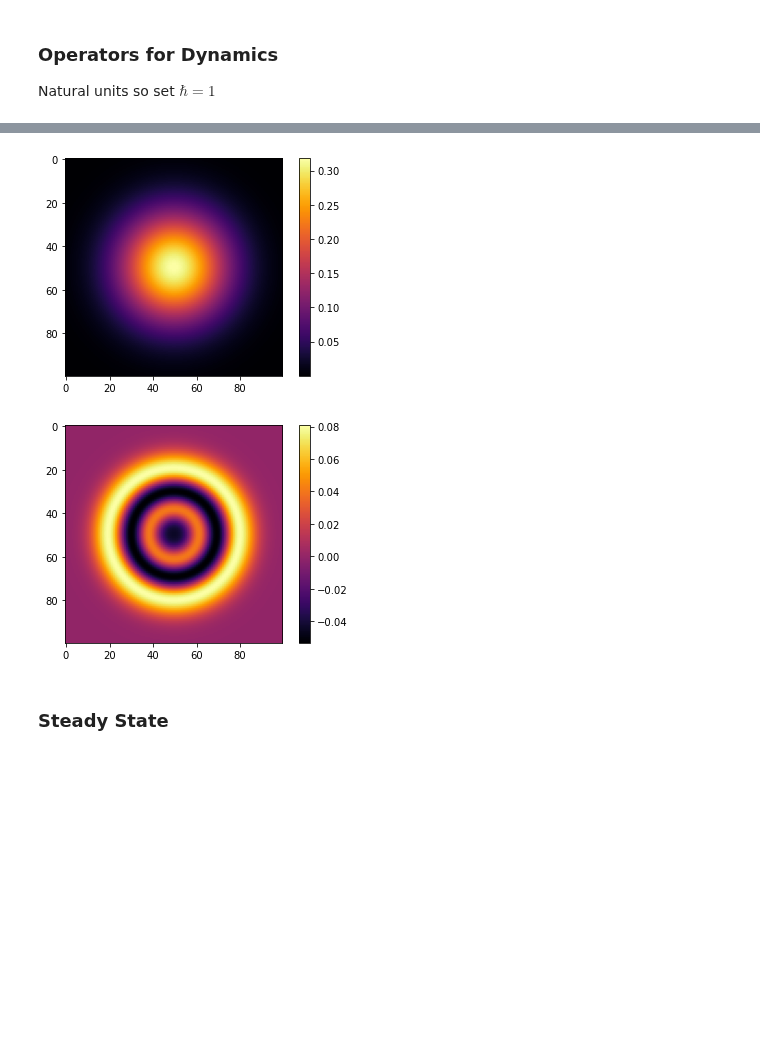
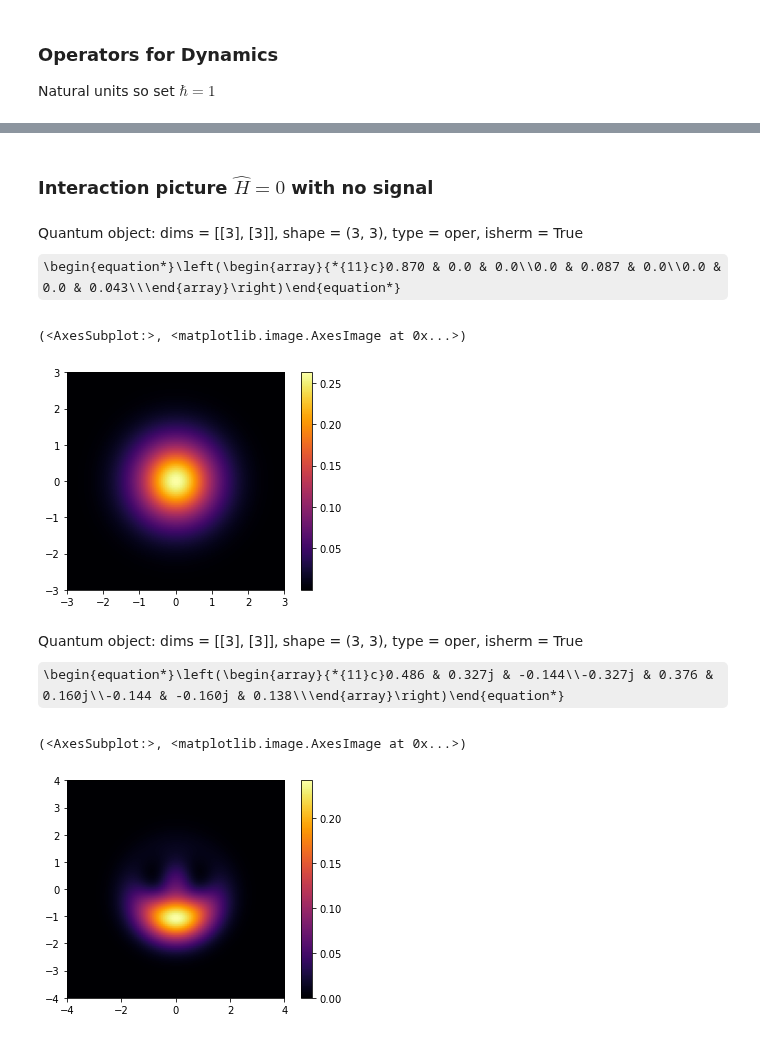
Before and after one commit to OliverDudgeon/QSync, a Jupyter notebook: qvdP.ipynb, the cells around one changed output, grey strips where cells are left out. Drawn from its saved outputs; the diff is of its cells as text; code cells hidden in the pictures; some formulas as TeX source; blank space fills up the shorter version.

Commit message:
Add axes labels to wigner plotter function and more work on plotting qvdp states

```diff
--- a/qvdP.ipynb
+++ b/qvdP.ipynb
@@ -30,3 +19,7 @@ plot_wigner(rho2, np.linspace(-1, 1, 100), np.linspace(-1, 1, 100), cmap='infern
+# %%
+N = 3
+r = 1/20 # k1/k2
+k1 = 1
 # %% [markdown]
 ### QHO Operators
 # %%
@@ -36,7 +29,5 @@ adag = destroy(N)
 ### Operators for Dynamics
 Natural units so set $\hbar = 1$
 # %%
-H = omega * adag * a
-
 gain = k1 * lindblad_dissipator(adag)
-loss = k2 * lindblad_dissipator(a**2)
+loss = r/k1 * lindblad_dissipator(a**2)
@@ -48,10 +37,31 @@ result = mesolve(H, psi, times, [gain, loss])
+# %% [markdown]
+### Interaction picture $\hat H=0$ with no signal
+# %%
+H0 = Qobj(np.zeros([N, N]))
+sstate = steadystate(H0, [gain, loss])
+sstate
+# %% [output]
+Quantum object: dims = [[3], [3]], shape = (3, 3), type = oper, isherm = True\begin{equation*}\left(\begin{array}{*{11}c}0.870 & 0.0 & 0.0\\0.0 & 0.087 & 0.0\\0.0 & 0.0 & 0.043\\\end{array}\right)\end{equation*}
 # %%
-plot_wigner(result.states[0], np.linspace(-2, 2, 100), np.linspace(-2, 2, 100), cmap='inferno')
+x = np.linspace(-3,3,100)
+y = np.linspace(-3,3,100)
+plot_wigner(sstate, x, y, cmap='inferno')
 # %% [output]
+(<AxesSubplot:>, <matplotlib.image.AxesImage at 0x...>)
-[figure, old version]
+[figure, new version]
+# %%
+detuning = 0
+drive_strength = k1
+H_drive = detuning * adag*a + 0.5*drive_strength * (a + adag)
+
+drive_sstate = steadystate(H_drive, [gain, loss])
+drive_sstate
+# %% [output]
+Quantum object: dims = [[3], [3]], shape = (3, 3), type = oper, isherm = True\begin{equation*}\left(\begin{array}{*{11}c}0.486 & 0.327j & -0.144\\-0.327j & 0.376 & 0.160j\\-0.144 & -0.160j & 0.138\\\end{array}\right)\end{equation*}
 # %%
-plot_wigner(result.states[-1], np.linspace(-4, 4, 100), np.linspace(-4, 4, 100), cmap='inferno')
+x = np.linspace(-4,4,100)
+y = np.linspace(-4,4,100)
+plot_wigner(drive_sstate, x, y, cmap='inferno')
 # %% [output]
+(<AxesSubplot:>, <matplotlib.image.AxesImage at 0x...>)
-[figure, old version]
+[figure, new version]
-# %% [markdown]
-### Steady State
```
Also changed, not shown: parts of 10 cells of this notebook, 1 other file.
